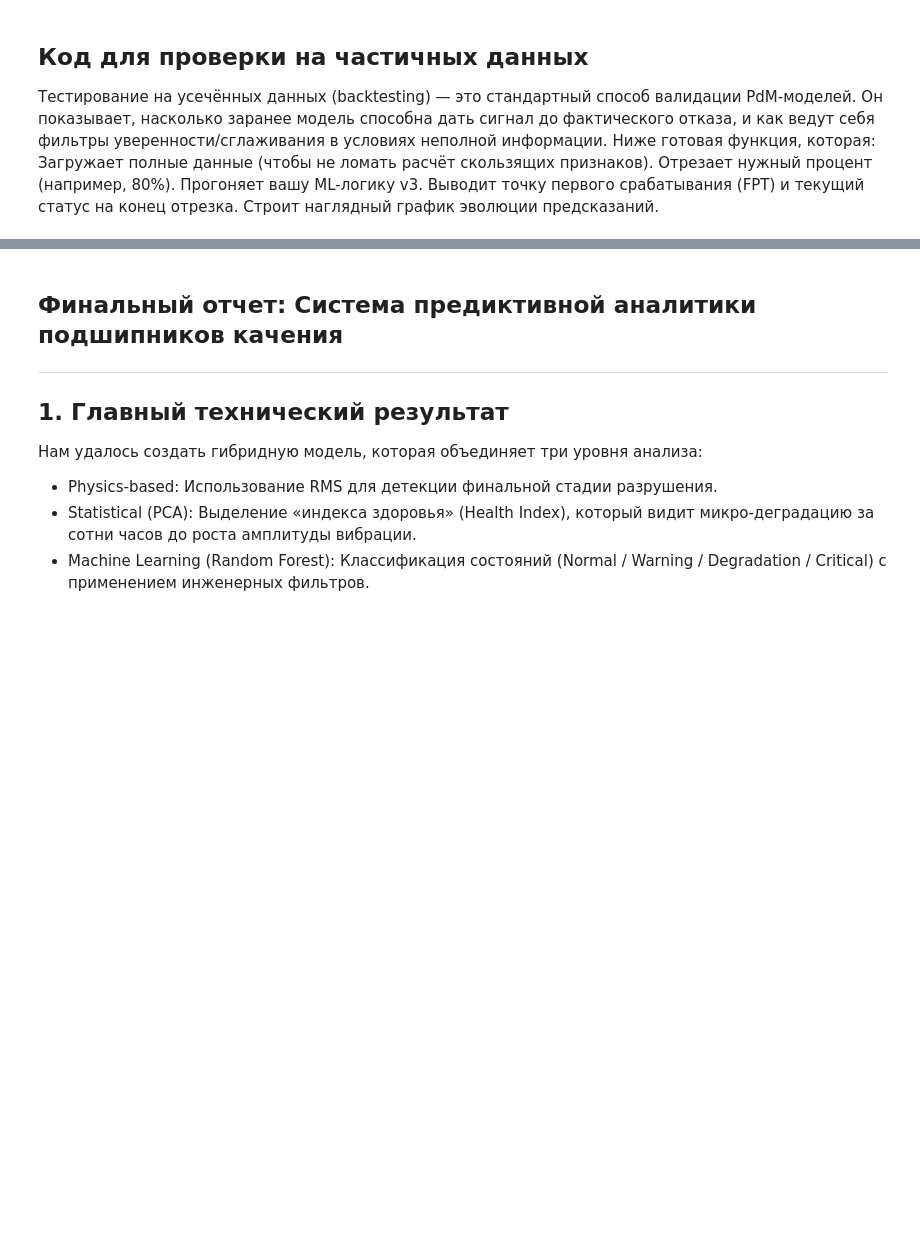
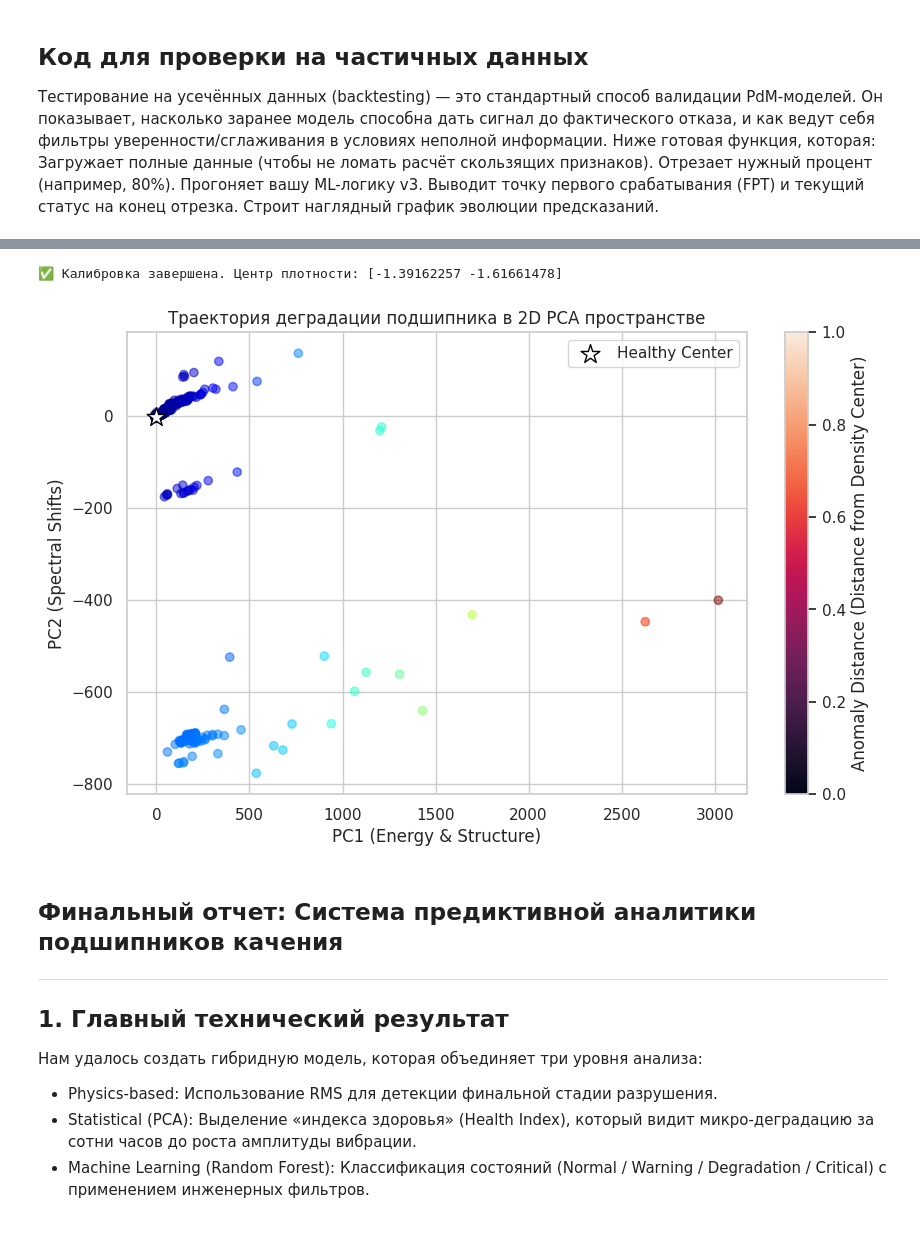
Before and after one commit to czeberyak/industrial-health-index-pdm, a Jupyter notebook: notebooks/industrial-health-index-pdm.ipynb, the cells around one changed output, grey strips where cells are left out. Saved outputs shown, nothing was run; the diff lists cells and outputs as text; code cells hidden in the pictures; blank space fills up the shorter version.

```diff
--- a/notebooks/industrial-health-index-pdm.ipynb
+++ b/notebooks/industrial-health-index-pdm.ipynb
@@ -1586,3 +1676,83 @@ res = test_partial_prediction('set2', 'b4', fraction=0.70,
+# %%
+import numpy as np
+import pandas as pd
+import matplotlib.pyplot as plt
+from sklearn.decomposition import PCA
+from sklearn.preprocessing import StandardScaler
+
+class DensityGridMonitor:
+    def __init__(self, n_components=2, grid_res=20):
+        self.pca = PCA(n_components=n_components)
+        self.scaler = StandardScaler()
+        self.grid_res = grid_res # Количество ячеек по одной оси
+        self.healthy_center = None
+        self.grid_edges = None
+
+    def calibrate(self, df_healthy, features):
+        """
+        Обучение на 'здоровом' периоде (первые 20-50 часов).
+        Находим ячейку с максимальной плотностью.
+        """
+        data = df_healthy[features].ffill().fillna(0)
+        scaled_data = self.scaler.fit_transform(data)
+        pca_data = self.pca.fit_transform(scaled_data)
+
+        # Строим 2D гистограмму для поиска центра плотности
+        H, xedges, yedges = np.histogram2d(pca_data[:, 0], pca_data[:, 1], bins=self.grid_res)
+
+        # Находим индексы самой плотной ячейки
+        idx = np.unravel_index(np.argmax(H), H.shape)
+
+        # Вычисляем координаты центра этой ячейки
+        center_x = (xedges[idx[0]] + xedges[idx[0]+1]) / 2
+        center_y = (yedges[idx[1]] + yedges[idx[1]+1]) / 2
+
+        self.healthy_center = np.array([center_x, center_y])
+        self.grid_edges = (xedges, yedges)
+
+        print(f"✅ Калибровка завершена. Центр плотности: {self.healthy_center}")
+        return pca_data
+
+    def get_health_index(self, df_current, features):
+        """
+        Рассчитывает расстояние от новых точек до центра плотности.
+        """
+        data = df_current[features].ffill().fillna(0)
+        scaled_data = self.scaler.transform(data)
+        pca_data = self.pca.transform(scaled_data)
+
+        # Считаем Евклидово расстояние до центра 'здоровья'
+        distances = np.linalg.norm(pca_data - self.healthy_center, axis=1)
+
+        # Инвертируем или нормализуем, чтобы получить Health Index
+        # Чем дальше точка, тем выше индекс аномальности
+        return distances, pca_data
+
+# --- Пример использования ---
+
+# 1. Выделяем признаки (те самые 13, что мы обсуждали)
+features = [c for c in df_features.columns if 'b1_' in c and any(f in c for f in base_features)]
+
+# 2. Берем первые 50 точек для калибровки (эталонное состояние)
+monitor = DensityGridMonitor(n_components=2, grid_res=30)
+pca_healthy = monitor.calibrate(df_features.head(50), features)
+
+# 3. Прогоняем весь жизненный цикл
+hi_scores, pca_trajectory = monitor.get_health_index(df_features, features)
+
+# --- Визуализация Траектории ---
+plt.figure(figsize=(10, 6))
+plt.scatter(pca_trajectory[:, 0], pca_trajectory[:, 1], c=hi_scores, cmap='jet', alpha=0.5)
+plt.scatter(monitor.healthy_center[0], monitor.healthy_center[1], c='white', edgecolors='black', s=200, marker='*', label='Healthy Center')
+plt.colorbar(label='Anomaly Distance (Distance from Density Center)')
+plt.title("Траектория деградации подшипника в 2D PCA пространстве")
+plt.xlabel("PC1 (Energy & Structure)")
+plt.ylabel("PC2 (Spectral Shifts)")
+plt.legend()
+plt.show()
+# %% [output]
+✅ Калибровка завершена. Центр плотности: [-1.39162257 -1.61661478]
+[figure, added]
 # %% [markdown]
 ## Финальный отчет: Система предиктивной аналитики подшипников качения
 ------------------------------
```
Also changed, not shown: parts of 7 cells of this notebook, 20 other files.
